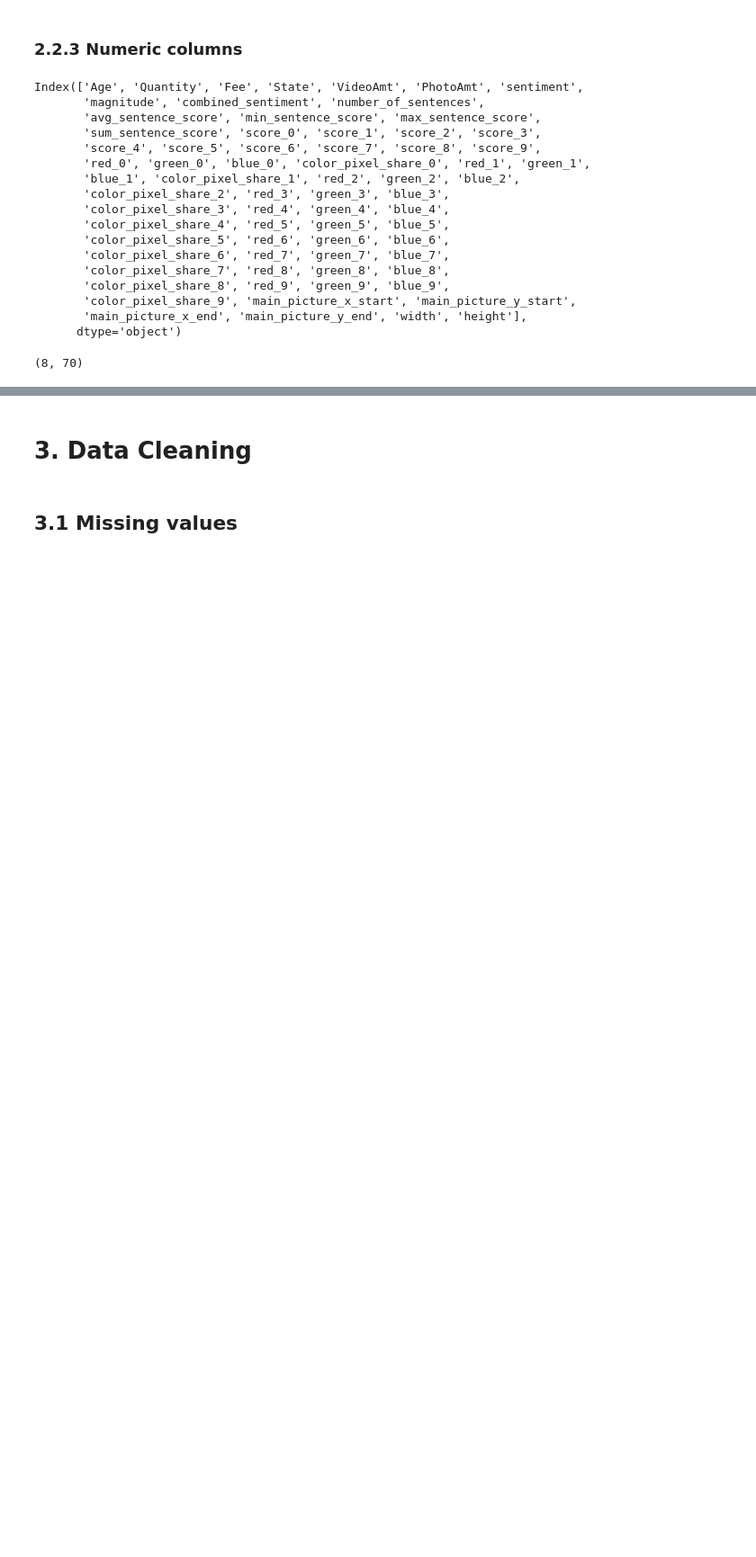
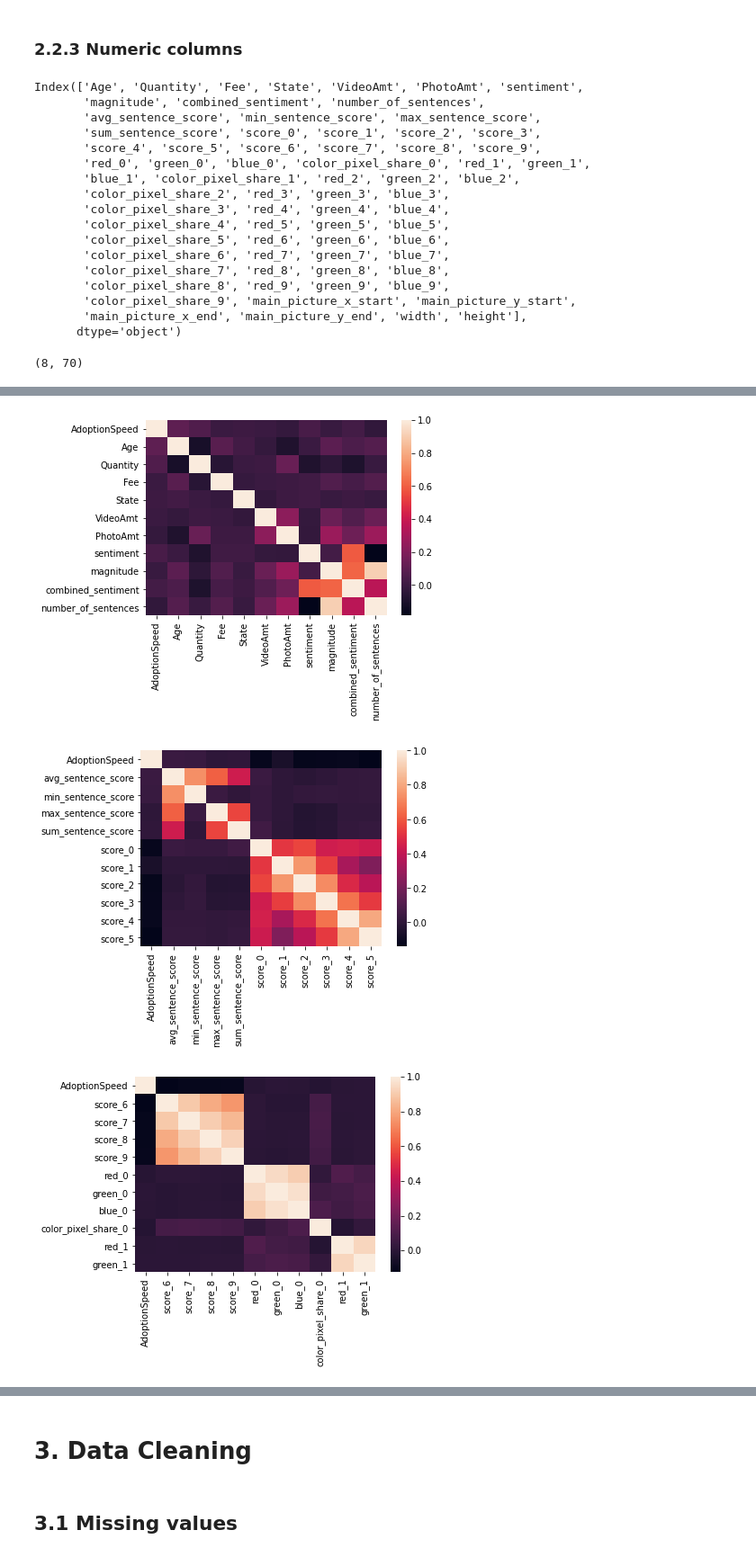
Before and after one commit to dawidjwisniewski/pet_adoption, a Jupyter notebook: project.ipynb, the cells around one changed output, grey strips where cells are left out. Shown at 90% size. Saved outputs shown, nothing was run; the diff lists cells and outputs as text; code cells hidden in the pictures; blank space fills up the shorter version.

Commit message:
started data exploration - 32% done

```diff
--- a/project.ipynb
+++ b/project.ipynb
@@ -1405,23 +1715,26 @@ Index(['Black-other', 'Brown-other', 'Brown', 'Black', 'White', 'Golden-other',
        'Yellow'],
       dtype='object')
 # %%
-def aggregate_colors2(x: list, color_list = []) -> str:
-    colors = [color for color in x if color != 'na']
-    colors.sort()
-    colors_string = '-'.join(colors)
-    if ((not not color_list) & (colors_string not in color_list) & (x[1] != 'na')):
-        colors_string = '-'.join([x[0], 'other'])
-    return colors_string
+def process_colors(data: pd.DataFrame, min_count = 100) -> pd.DataFrame:
 
-def process_colors(data: pd.DataFrame, n_top_colors = 20) -> pd.DataFrame:
-    print('---------------')
+    def aggregate_colors2(x: list, color_list = []) -> str:
+        colors = [color for color in x if color != 'na']
+        colors.sort()
+        colors_string = '-'.join(colors)
+        if ((not not color_list) & (colors_string not in color_list) & (x[1] != 'na')):
+            colors_string = '-'.join([x[0], 'other'])
+        return colors_string
+
+    # note that min count is not exactly min count. Any color composition below that count will be grouped
+    # except for:
+    # - single color (here the minimum does not apply)
+    # - some colors after grouping might be below the threshold
     data['Colors']= data[['Color1', 'Color2', 'Color3']].agg(aggregate_colors2, axis=1)
-    top_colors = list(data['Colors'].value_counts().index)
-    top_colors = top_colors[:min(len(top_colors), n_top_colors)]
-    print('---------------')
-    data['Colors_v2']= data[['Color1', 'Color2', 'Color3']].agg(aggregate_colors2, color_list = top_colors, axis=1)
+    top_colors = data['Colors'].value_counts()
+    top_colors = list(top_colors[top_colors >= min_count].index)
+    data['Colors_v2']= data[['Color1', 'Color2', 'Color3']].agg(aggregate_colors2, color_list=top_colors , axis=1)
     return data
 # %%
-X_train = process_colors(X_train, n_top_colors=20)
+X_train = process_colors(X_train, min_count=100)
 X_train['Colors_v2'].value_counts()
 # %% [output]
@@ -1515,3 +1827,19 @@ X_train.describe().iloc[:,0:10]
 | 50% | 3.000000 | 1.000000 | 0.000000 | 41326.000000 | 0.000000 | 3.000000 | 0.200000 | 1.700000 | 0.420000 | ... |
 | 75% | 11.000000 | 1.000000 | 0.000000 | 41401.000000 | 0.000000 | 5.000000 | 0.400000 | 2.800000 | 0.850000 | ... |
 | max | 255.000000 | 20.000000 | 3000.000000 | 41415.000000 | 8.000000 | 30.000000 | 0.900000 | 32.000000 | 9.100000 | ... |
+# %%
+# print separate correlation heatmaps for each variablle in 10 variable sets
+# calculate the correlation matrix
+for i in np.arange(8):
+    temp_corr_chart = pd.concat([y_train, X_train[numeric_columns[10*i : 10+10*i]]], axis=1)
+    corr = temp_corr_chart.corr()
+
+    # plot the heatmap
+    sns.heatmap(corr,
+            xticklabels=corr.columns,
+            yticklabels=corr.columns)
+    plt.show()
+# %% [output]
+[figure, added]
+[figure, added]
+[figure, added]
```
Also changed, not shown: parts of 44 cells of this notebook.
